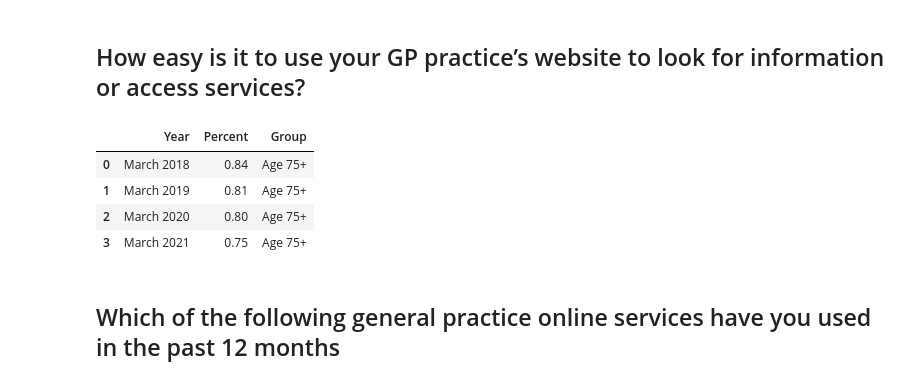
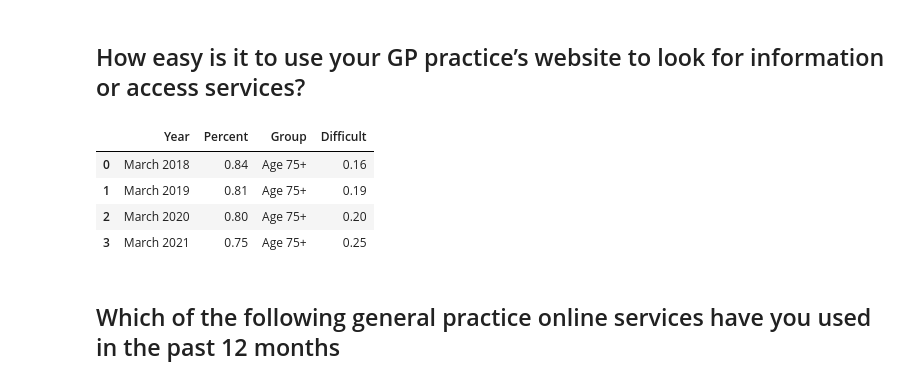
Before and after one commit to nhsx/digital-health-insights, a Jupyter notebook: Digital-Insights-2021-GP-Patient-Survey-2021-Analysis-Master.ipynb, the cells around one changed output. Saved outputs shown, nothing was run; the diff lists cells and outputs as text; code cells hidden in the pictures.

```diff
--- a/Digital-Insights-2021-GP-Patient-Survey-2021-Analysis-Master.ipynb
+++ b/Digital-Insights-2021-GP-Patient-Survey-2021-Analysis-Master.ipynb
@@ -460,38 +382,39 @@ html_str = '<b>Figure 3.</b> The proportion of online service use between survey
 # Over 75s (2018 - 2021)
 ease_of_use_75 = pd.read_csv (r'data/Ease_of_use_over_time_75+.csv', header = 0)
 ease_of_use_75.columns = ["Year", "Percent"]
 
 # 16-24s (2018 - 2021)
 ease_16_24 = pd.read_csv (r'data/use_16_24.csv', header = 0)
 ease_16_24.columns = ["Year", "Age 16-24"]
 
 # Long term health conditions (2018 - 2021)
 trend_ease_use_LTC = pd.read_csv (r'data/trend_ease_use_2021_time_long_term_condition.csv')
 trend_ease_use_LTC = trend_ease_use_LTC.dropna(axis='rows')
 trend_ease_use_LTC.columns = ["Year", "Long-term Cond."]
 
 # merge
 #ease_of_use = ease_16_24.merge(ease_use_75_and_over,on='Year').merge(trend_ease_use_LTC,on='Year')
 #ease_of_use = pd.melt(
 #    ease_of_use,
 #    id_vars=['Year'],
 #    value_vars=[
 #        "Age 16-24",
 #        "Age 75+",
 #        "Long-term Cond."])
 #ease_of_use.columns = ["Year", "Group", "Percent"]
 #ease_of_use
 
 #ease_of_use_75 = ease_of_use[ease_of_use['Group']=='Age 75+']
 #ease_of_use_75 = ease_of_use_75.sort_values(['Year'], ascending=True)
 ease_of_use_75['Group'] = 'Age 75+'
+ease_of_use_75['Difficult'] = 1-ease_of_use_75['Percent']
 ease_of_use_75
 # %% [output]
-|  | Year | Percent | Group |
-| 0 | March 2018 | 0.84 | Age 75+ |
-| 1 | March 2019 | 0.81 | Age 75+ |
-| 2 | March 2020 | 0.80 | Age 75+ |
-| 3 | March 2021 | 0.75 | Age 75+ |
+|  | Year | Percent | Group | Difficult |
+| 0 | March 2018 | 0.84 | Age 75+ | 0.16 |
+| 1 | March 2019 | 0.81 | Age 75+ | 0.19 |
+| 2 | March 2020 | 0.80 | Age 75+ | 0.20 |
+| 3 | March 2021 | 0.75 | Age 75+ | 0.25 |
 # %%
 # plot the long (tidy) dataframe
 fig = px.bar(
```
Also changed, not shown: parts of 12 cells of this notebook, 5 other files.
